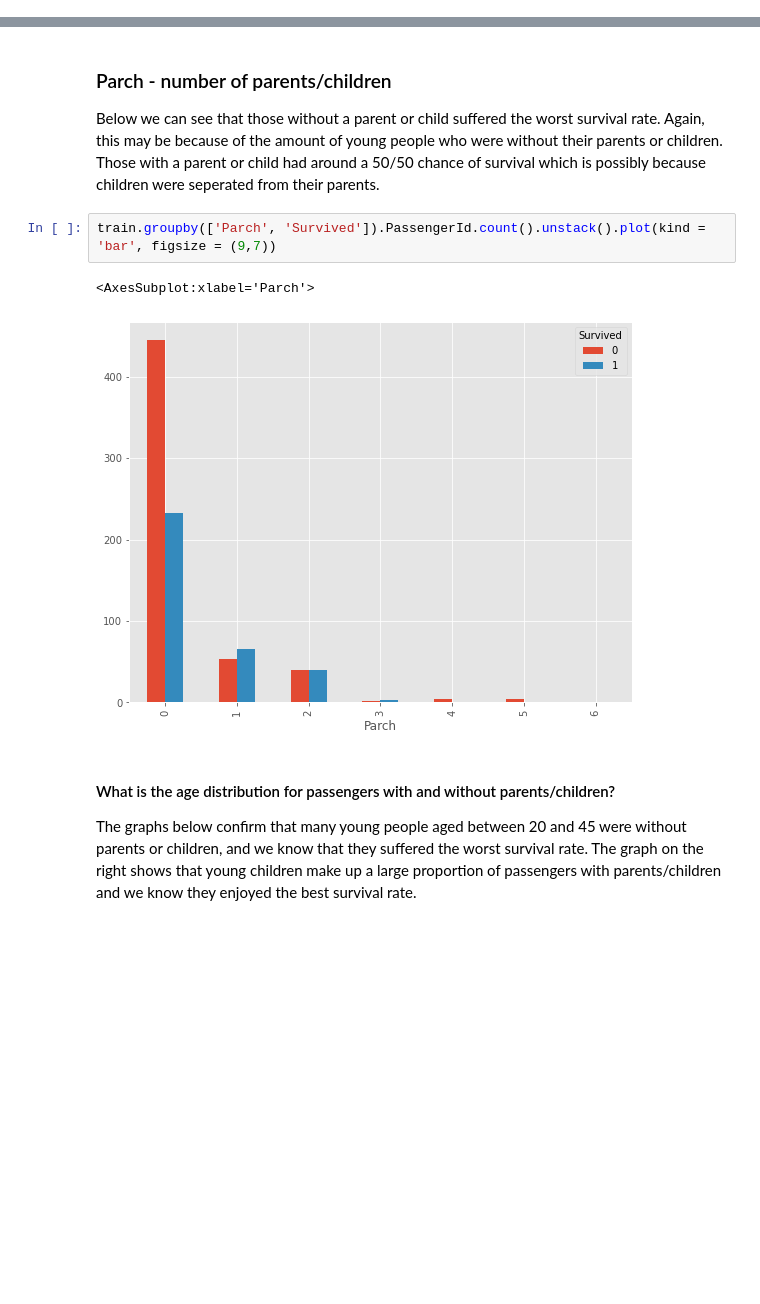
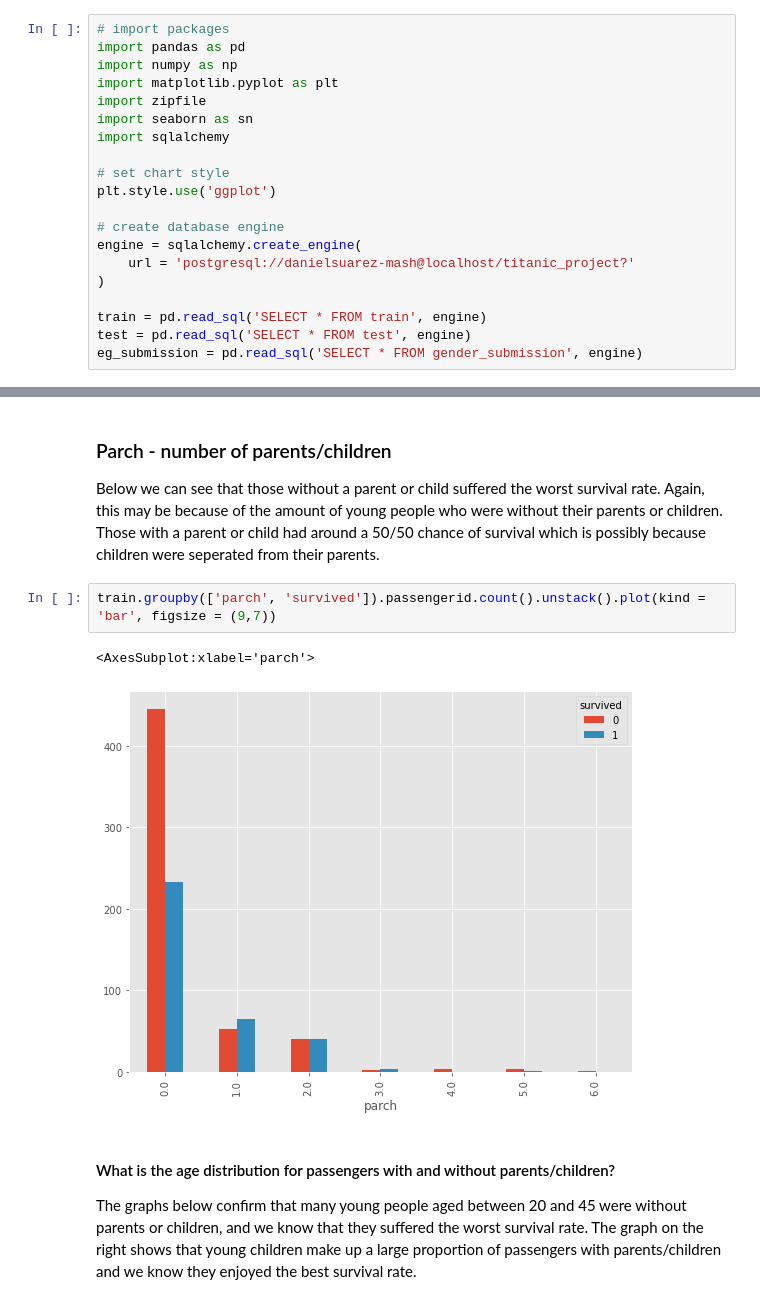
Before and after one commit to danielsuarez-mash/titanic_project, a Jupyter notebook: titanic.ipynb, the cells around one changed output, grey strips where cells are left out. Drawn from its saved outputs; the diff is of its cells as text; blank space fills up the shorter version.

Commit message:
Added shell scripts to automatically download and store data in PostgreSQL database.

```diff
--- a/titanic.ipynb
+++ b/titanic.ipynb
@@ -39,0 +9,20 @@ Warning: Your Kaggle API key is readable by other users on this system! To fix t
+# %%
+# import packages
+import pandas as pd
+import numpy as np
+import matplotlib.pyplot as plt
+import zipfile
+import seaborn as sn
+import sqlalchemy
+
+# set chart style
+plt.style.use('ggplot')
+
+# create database engine
+engine = sqlalchemy.create_engine(
+    url = 'postgresql://danielsuarez-mash@localhost/titanic_project?'
+)
+
+train = pd.read_sql('SELECT * FROM train', engine)
+test = pd.read_sql('SELECT * FROM test', engine)
+eg_submission = pd.read_sql('SELECT * FROM gender_submission', engine)
@@ -170,10 +195,10 @@ ax2.set_ylim(top = 150)
 
 Below we can see that those without a parent or child suffered the worst survival rate. Again, this may be because of the amount of young people who were without their parents or children. Those with a parent or child had around a 50/50 chance of survival which is possibly because children were seperated from their parents.
 # %%
-train.groupby(['Parch', 'Survived']).PassengerId.count().unstack().plot(kind = 'bar', figsize = (9,7))
+train.groupby(['parch', 'survived']).passengerid.count().unstack().plot(kind = 'bar', figsize = (9,7))
 # %% [output]
-<AxesSubplot:xlabel='Parch'>
+<AxesSubplot:xlabel='parch'>
-[figure, old version]
+[figure, new version]
 # %% [markdown]
 #### What is the age distribution for passengers with and without parents/children?
 
```
Also changed, not shown: parts of 26 cells of this notebook, 5 other files.
